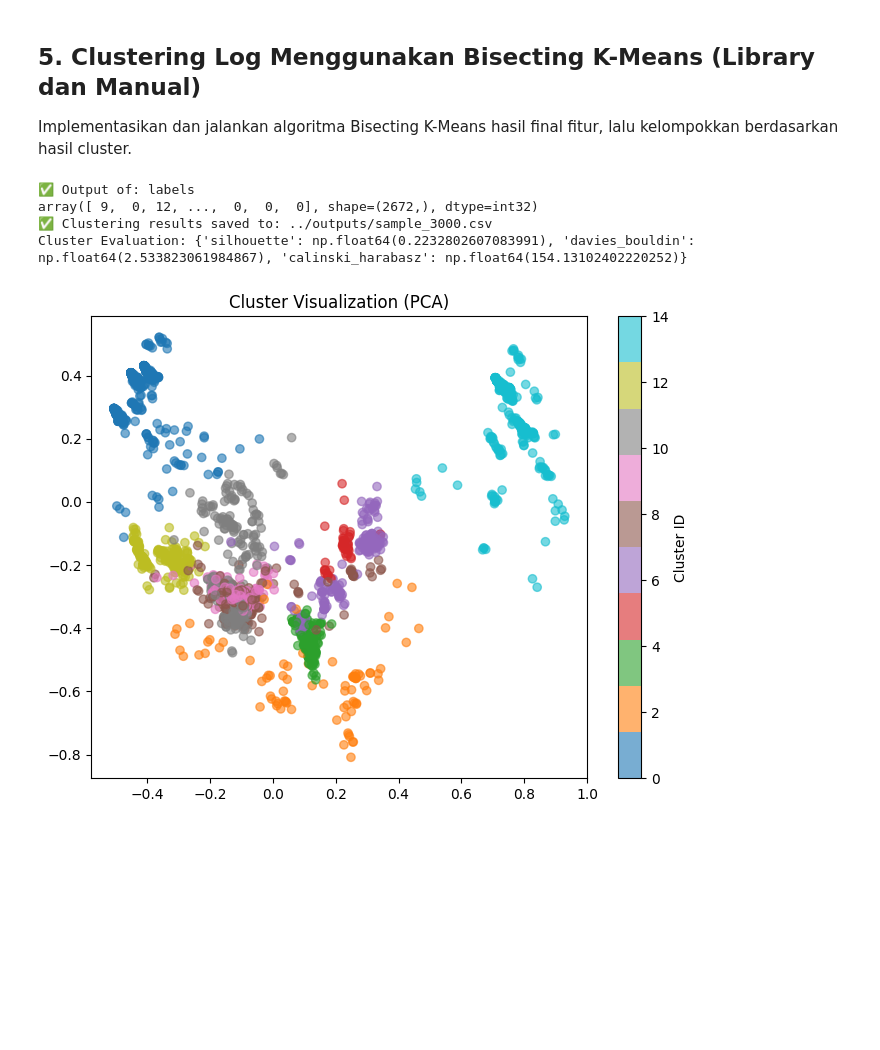
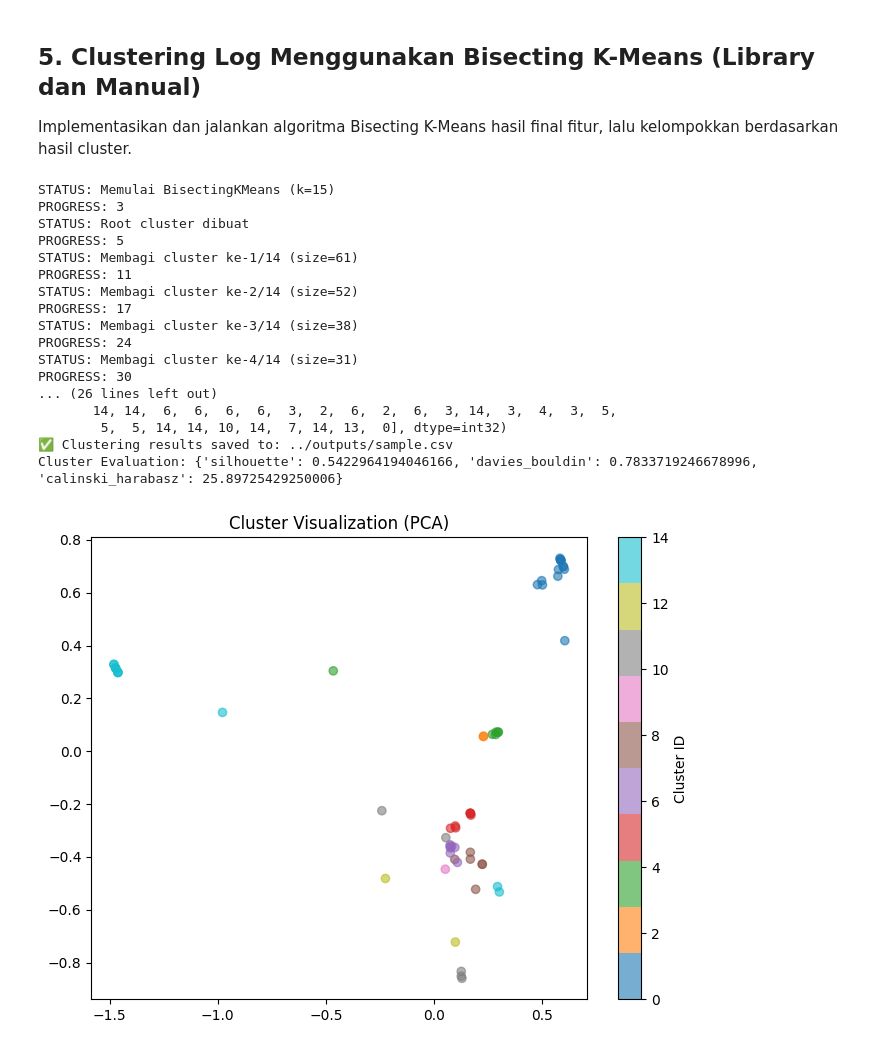
Before and after one commit to rizkyaqil04/Bisecting_Log, a Jupyter notebook: app/bkm.ipynb, the cells around one changed output. Drawn from its saved outputs; the diff is of its cells as text; code cells hidden in the pictures; blank space fills up the shorter version.

```diff
--- a/app/bkm.ipynb
+++ b/app/bkm.ipynb
@@ -24,7 +24,8 @@ from urllib.parse import urlparse, unquote
 from transformers import BertTokenizer, BertModel
 from sklearn.feature_extraction.text import HashingVectorizer
 # from gensim.models import FastText
-from sklearn.cluster import BisectingKMeans, KMeans
+from sklearn.cluster import KMeans
+from custom_bkm import VerboseBisectingKMeans, flush_print
 from sklearn.preprocessing import normalize, OneHotEncoder, MinMaxScaler
 from sklearn.feature_extraction.text import TfidfVectorizer
 from sklearn.metrics import silhouette_score, davies_bouldin_score, calinski_harabasz_score
@@ -43,7 +44,7 @@ MODEL = BertModel.from_pretrained("bert-base-uncased").to(device)
 MODEL.eval()
 
 # Important Variables
-input_log_file = "../inputs/sample_3000.log"
-output_dir = "../outputs/sample_3000.csv"
+input_log_file = "../inputs/sample.log"
+output_dir = "../outputs/sample.csv"
 num_clusters = 15
 # %% [output]
@@ -409,41 +435,55 @@ def cluster_logs(df, features, out_path, n_clusters):
     """
 
     # Cluster embeddings
-    bkm = BisectingKMeans(n_clusters=n_clusters, random_state=42, init="k-means++", n_init=5)
-    labels = bkm.fit_predict(features)
+    bkm = VerboseBisectingKMeans(n_clusters=n_clusters, random_state=42, init="k-means++", n_init=5)
+    bkm.fit_verbose(features)
+    labels = bkm.labels_
     print(f"✅ Output of: labels")
     pprint(labels)
 
     # Group URLs by cluster
     df_label = df.copy()
     df_label["cluster"] = labels
 
     # Save clusters to a text file
     with open(f"{out_path}.txt", "w", encoding="utf-8") as f:
         for cluster_id in range(n_clusters):
             f.write(f"\nCluster {cluster_id}:\n")
             sample_rows = df_label[df_label["cluster"] == cluster_id]
             for _, row in sample_rows.iterrows():
                 f.write(f"  {row['method']} {row['url']} [{row['status']}]\n")
 
     # Save results to CSV
     df_label.to_csv(out_path, index=False, encoding="utf-8")
     print(f"✅ Clustering results saved to: {out_path}")
 
     # evaluasi metrik
     metrics = evaluate_clusters(final_features, labels)
     print("Cluster Evaluation:", metrics)
 
     # visualisasi
     visualize_clusters(final_features, labels, "output/cluster_plot.png", False)
 
 cluster_logs(df, final_features, output_dir, num_clusters)
 # %% [output]
-✅ Output of: labels
-array([ 9,  0, 12, ...,  0,  0,  0], shape=(2672,), dtype=int32)
-✅ Clustering results saved to: ../outputs/sample_3000.csv
-Cluster Evaluation: {'silhouette': np.float64(0.2232802607083991), 'davies_bouldin': np.float64(2.533823061984867), 'calinski_harabasz': np.float64(154.13102402220252)}
+STATUS: Memulai BisectingKMeans (k=15)
+PROGRESS: 3
+STATUS: Root cluster dibuat
+PROGRESS: 5
+STATUS: Membagi cluster ke-1/14 (size=61)
+PROGRESS: 11
+STATUS: Membagi cluster ke-2/14 (size=52)
+PROGRESS: 17
+STATUS: Membagi cluster ke-3/14 (size=38)
+PROGRESS: 24
+STATUS: Membagi cluster ke-4/14 (size=31)
+PROGRESS: 30
+... (26 lines left out)
+       14, 14,  6,  6,  6,  6,  3,  2,  6,  2,  6,  3, 14,  3,  4,  3,  5,
+        5,  5, 14, 14, 10, 14,  7, 14, 13,  0], dtype=int32)
+✅ Clustering results saved to: ../outputs/sample.csv
+Cluster Evaluation: {'silhouette': 0.5422964194046166, 'davies_bouldin': 0.7833719246678996, 'calinski_harabasz': 25.89725429250006}
-[figure, old version]
+[figure, new version]
 # %%
 def cluster_logs_manual(df, features, out_path, n_clusters, strategy="biggest_inertia", random_state=42, n_init=5):
     """
```
Also changed, not shown: parts of 6 cells of this notebook, 27 other files.
